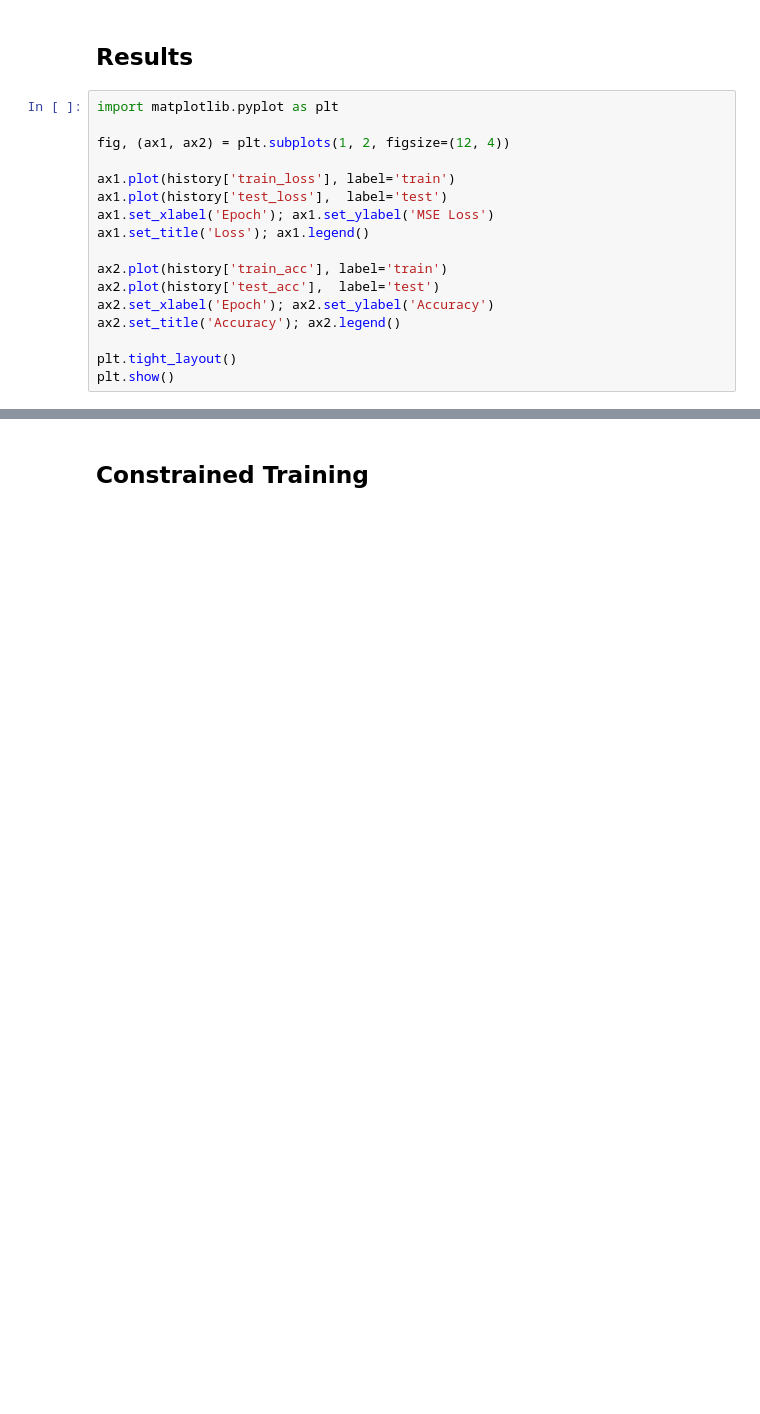
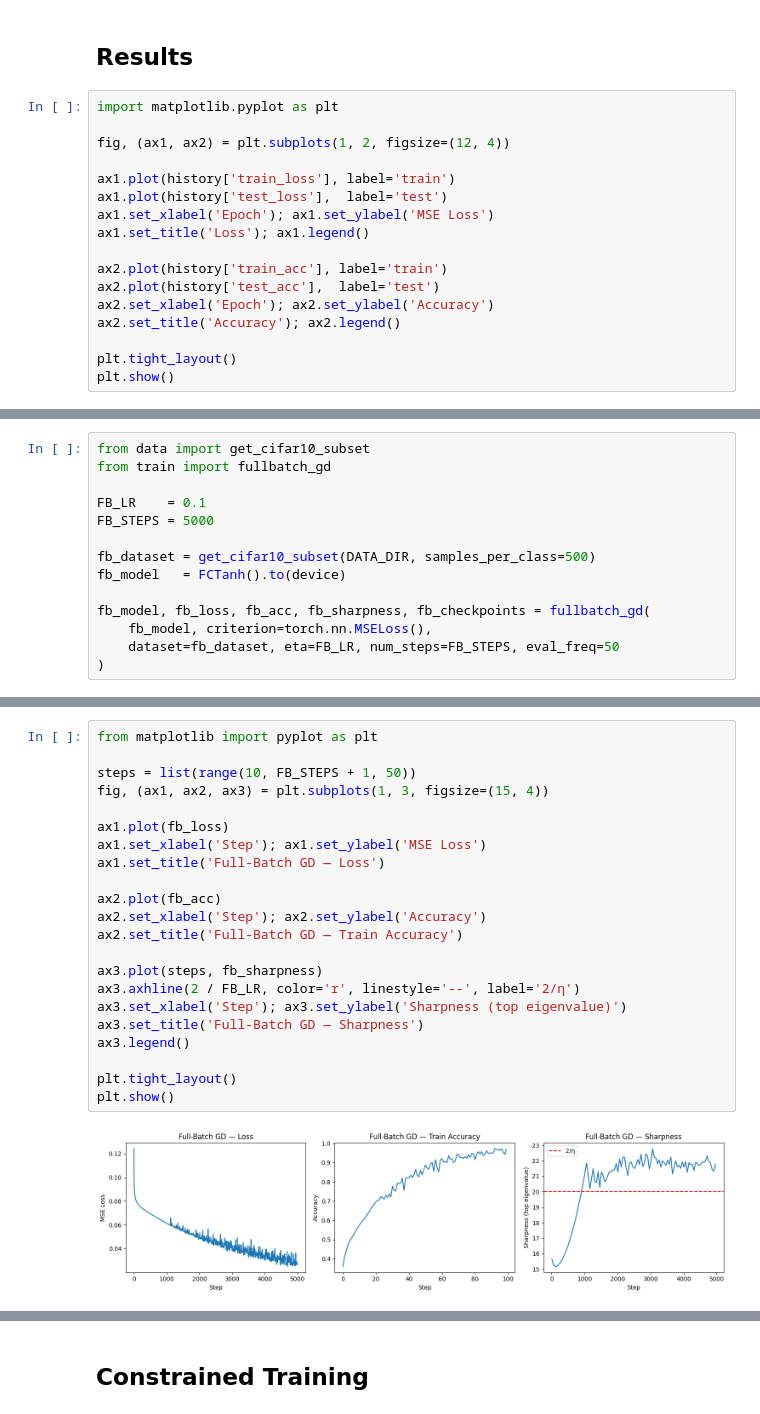
Before and after one commit to JLiao980706/StochasticEoS, a Jupyter notebook: experiment.ipynb, the cells around one changed output, grey strips where cells are left out. Saved outputs shown, nothing was run; the diff lists cells and outputs as text; blank space fills up the shorter version.

```diff
--- a/experiment.ipynb
+++ b/experiment.ipynb
@@ -78,0 +80,14 @@ plt.show()
+# %%
+from data import get_cifar10_subset
+from train import fullbatch_gd
+
+FB_LR    = 0.1
+FB_STEPS = 5000
+
+fb_dataset = get_cifar10_subset(DATA_DIR, samples_per_class=500)
+fb_model   = FCTanh().to(device)
+
+fb_model, fb_loss, fb_acc, fb_sharpness, fb_checkpoints = fullbatch_gd(
+    fb_model, criterion=torch.nn.MSELoss(),
+    dataset=fb_dataset, eta=FB_LR, num_steps=FB_STEPS, eval_freq=50
+)
@@ -78,0 +112,24 @@ plt.show()
+# %%
+from matplotlib import pyplot as plt
+
+steps = list(range(10, FB_STEPS + 1, 50))
+fig, (ax1, ax2, ax3) = plt.subplots(1, 3, figsize=(15, 4))
+
+ax1.plot(fb_loss)
+ax1.set_xlabel('Step'); ax1.set_ylabel('MSE Loss')
+ax1.set_title('Full-Batch GD — Loss')
+
+ax2.plot(fb_acc)
+ax2.set_xlabel('Step'); ax2.set_ylabel('Accuracy')
+ax2.set_title('Full-Batch GD — Train Accuracy')
+
+ax3.plot(steps, fb_sharpness)
+ax3.axhline(2 / FB_LR, color='r', linestyle='--', label='2/η')
+ax3.set_xlabel('Step'); ax3.set_ylabel('Sharpness (top eigenvalue)')
+ax3.set_title('Full-Batch GD — Sharpness')
+ax3.legend()
+
+plt.tight_layout()
+plt.show()
+# %% [output]
+[figure, added]
```
Also changed, not shown: parts of 10 cells of this notebook.
